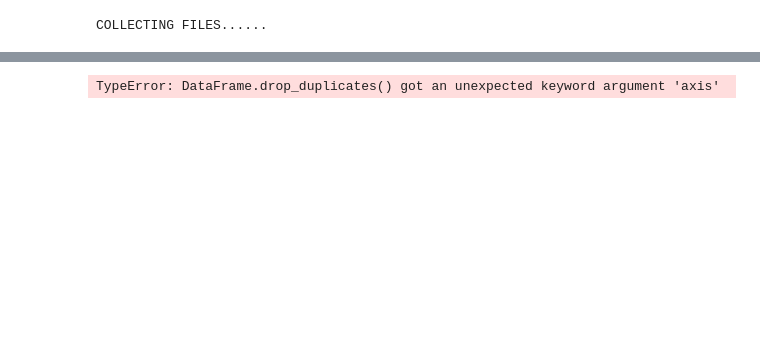
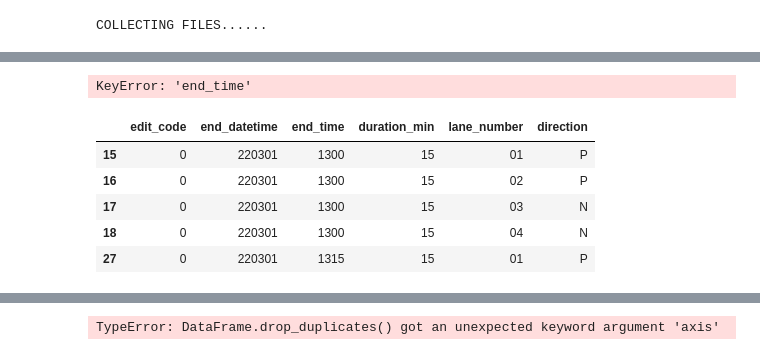
Before and after one commit to brandtosaurus/traffic_electronic_count_ETL, a Jupyter notebook: test.ipynb, the cells around one changed output, grey strips where cells are left out. Drawn from its saved outputs; the diff is of its cells as text; code cells hidden in the pictures; blank space fills up the shorter version.

```diff
--- a/test.ipynb
+++ b/test.ipynb
@@ -71,0 +240,2 @@ d2 = DATA.dtype21
+# %%
+ddf = ddf.apply(lambda x: pd.to_datetime(x["end_date"]) + timedelta(days=1) if x[2] in ['2400','2400'] else x)
@@ -72,3 +264,23 @@ d2 = DATA.dtype21
+# %%
+ddf['end_date'] = ddf['end_date'].apply(lambda x: pd.to_datetime(x, format="%y%m%d").date() if len(x)==6 else pd.to_datetime(x, format="%Y%m%d").date())
+# %%
+ddf["end_date"] = ddf.apply(lambda x: x["end_date"] + pd.DateOffset(1) if x["end_time"] in ["2400","240000"] else x)
+# %% [output]
+KeyError: 'end_time'
+# %%
+ddf[2] = ddf[2].apply(lambda x: '0000' if (x=='2400' and len(x)==4)
+else '000000' if ((x=='240000' and len(x)==6))
+else x)
+ddf[2] = ddf[2].apply(lambda x: pd.to_datetime(x, format="%H%M").time()
+if len(x)==4
+else pd.to_datetime(x, format="%H%M%S").time())
+# %% [output]
+|  | edit_code | end_datetime | end_time | duration_min | lane_number | direction |
+| 15 | 0 | 220301 | 1300 | 15 | 01 | P |
+| 16 | 0 | 220301 | 1300 | 15 | 02 | P |
+| 17 | 0 | 220301 | 1300 | 15 | 03 | N |
+| 18 | 0 | 220301 | 1300 | 15 | 04 | N |
+| 27 | 0 | 220301 | 1315 | 15 | 01 | P |
 # %%
 data2 = pd.concat([d2, DATA.dtype30], keys=["site_id", "start_datetime", "lane_number"], ignore_index=False, axis=1)
 data2 = data2.droplevel(0, axis=1)
```
Also changed, not shown: parts of 20 cells of this notebook, 5 other files.
